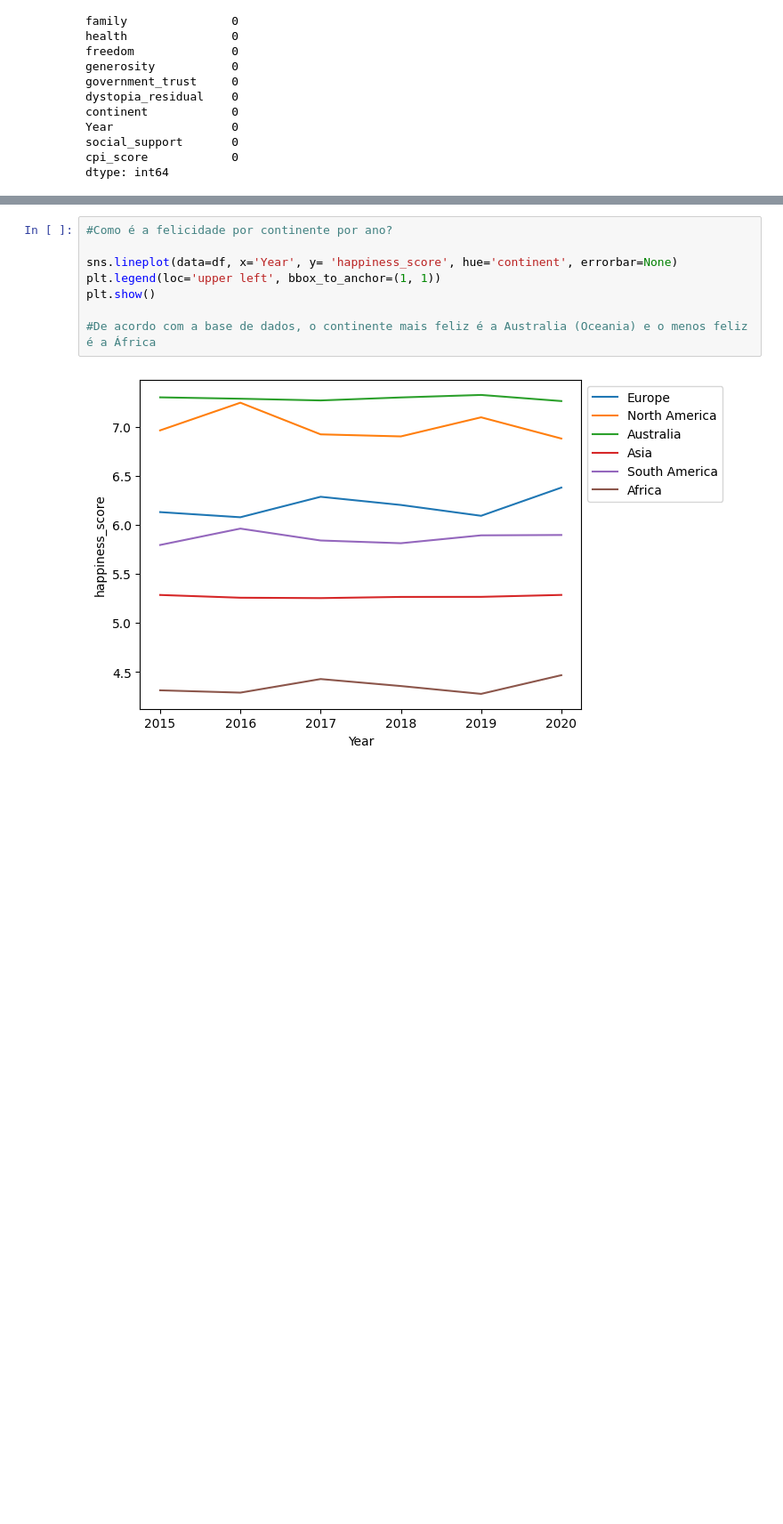
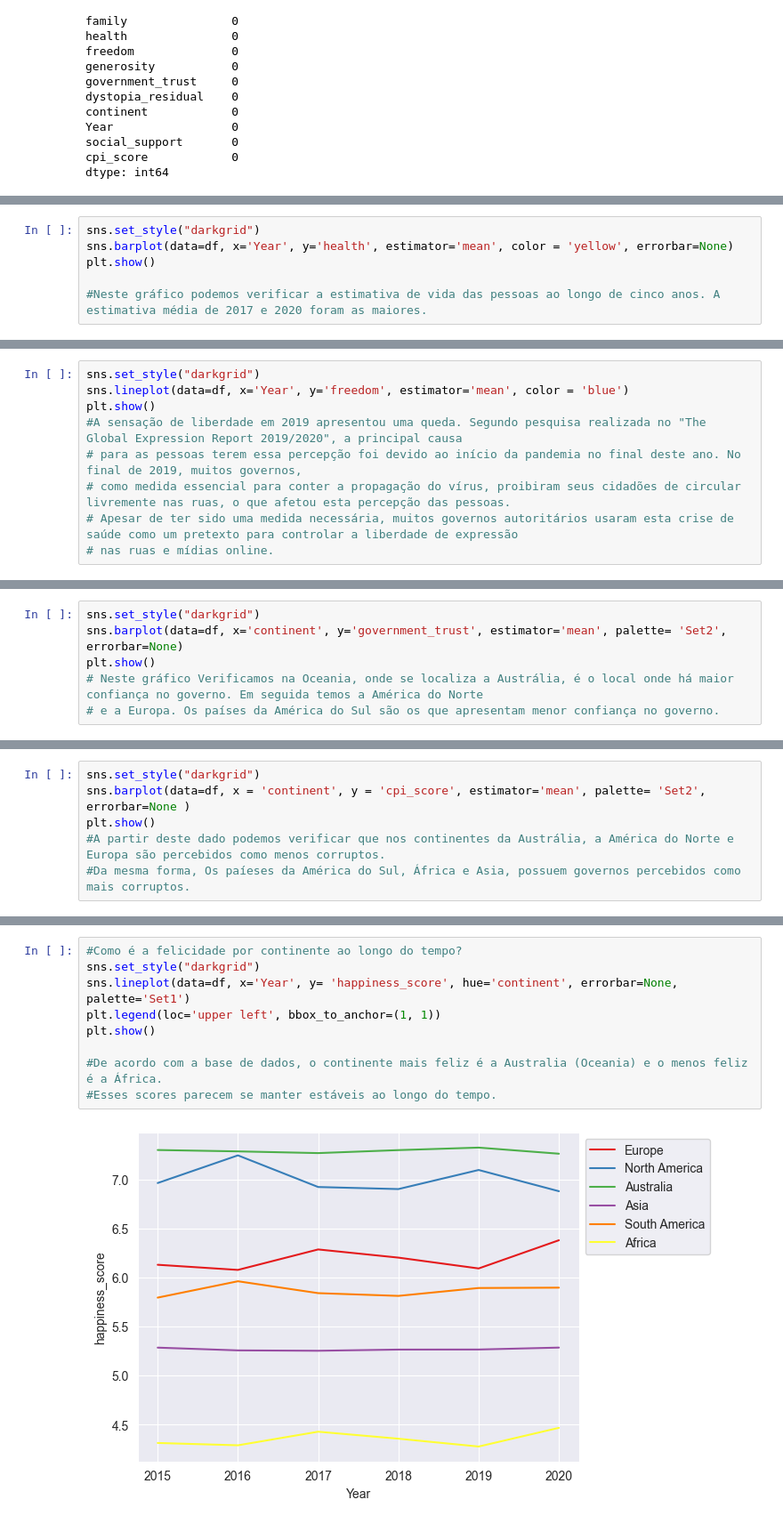
Before and after one commit to carolinagcosta/desafio_felicidade_corrupcao, a Jupyter notebook: Analise_dados.ipynb, the cells around one changed output, grey strips where cells are left out. Shown at 89% size. Drawn from its saved outputs; the diff is of its cells as text; blank space fills up the shorter version.

```diff
--- a/Analise_dados.ipynb
+++ b/Analise_dados.ipynb
@@ -108,0 +132,6 @@ plt.show()
+# %%
+sns.set_style("darkgrid")
+sns.barplot(data=df, x='Year', y='health', estimator='mean', color = 'yellow', errorbar=None)
+plt.show()
+
+#Neste gráfico podemos verificar a estimativa de vida das pessoas ao longo de cinco anos. A estimativa média de 2017 e 2020 foram as maiores.
@@ -108,0 +140,9 @@ plt.show()
+# %%
+sns.set_style("darkgrid")
+sns.lineplot(data=df, x='Year', y='freedom', estimator='mean', color = 'blue')
+plt.show()
+#A sensação de liberdade em 2019 apresentou uma queda. Segundo pesquisa realizada no "The Global Expression Report 2019/2020", a principal causa
+# para as pessoas terem essa percepção foi devido ao início da pandemia no final deste ano. No final de 2019, muitos governos,
+# como medida essencial para conter a propagação do vírus, proibiram seus cidadões de circular livremente nas ruas, o que afetou esta percepção das pessoas.
+# Apesar de ter sido uma medida necessária, muitos governos autoritários usaram esta crise de saúde como um pretexto para controlar a liberdade de expressão
+# nas ruas e mídias online.
@@ -108,0 +151,6 @@ plt.show()
+# %%
+sns.set_style("darkgrid")
+sns.barplot(data=df, x='continent', y='government_trust', estimator='mean', palette= 'Set2', errorbar=None)
+plt.show()
+# Neste gráfico Verificamos na Oceania, onde se localiza a Austrália, é o local onde há maior confiança no governo. Em seguida temos a América do Norte
+# e a Europa. Os países da América do Sul são os que apresentam menor confiança no governo.
@@ -108,0 +159,6 @@ plt.show()
+# %%
+sns.set_style("darkgrid")
+sns.barplot(data=df, x = 'continent', y = 'cpi_score', estimator='mean', palette= 'Set2', errorbar=None )
+plt.show()
+#A partir deste dado podemos verificar que nos continentes da Austrália, a América do Norte e Europa são percebidos como menos corruptos.
+#Da mesma forma, Os paíeses da América do Sul, África e Asia, possuem governos percebidos como mais corruptos.
@@ -109,13 +169,14 @@ plt.show()
 # %%
-#Como é a felicidade por continente por ano?
-
-sns.lineplot(data=df, x='Year', y= 'happiness_score', hue='continent', errorbar=None)
+#Como é a felicidade por continente ao longo do tempo?
+sns.set_style("darkgrid")
+sns.lineplot(data=df, x='Year', y= 'happiness_score', hue='continent', errorbar=None, palette='Set1')
 plt.legend(loc='upper left', bbox_to_anchor=(1, 1))
 plt.show()
 
-#De acordo com a base de dados, o continente mais feliz é a Australia (Oceania) e o menos feliz é a África
+#De acordo com a base de dados, o continente mais feliz é a Australia (Oceania) e o menos feliz é a África.
+#Esses scores parecem se manter estáveis ao longo do tempo.
 # %% [output]
-[figure, old version]
+[figure, new version]
 # %%
 #Relação entre renda per capita e score de felicidade por continente
 
```
Also changed, not shown: parts of 33 cells of this notebook.
